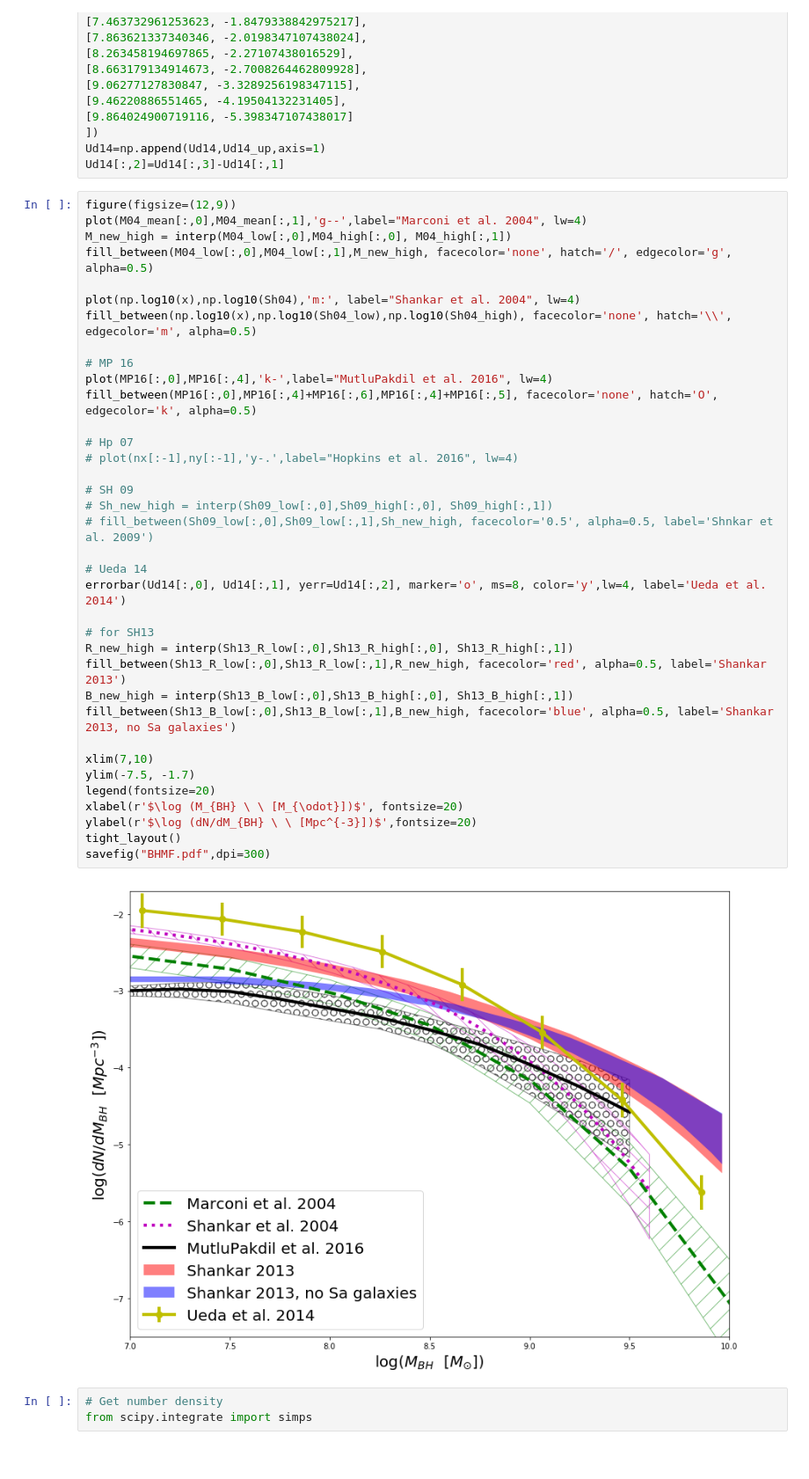
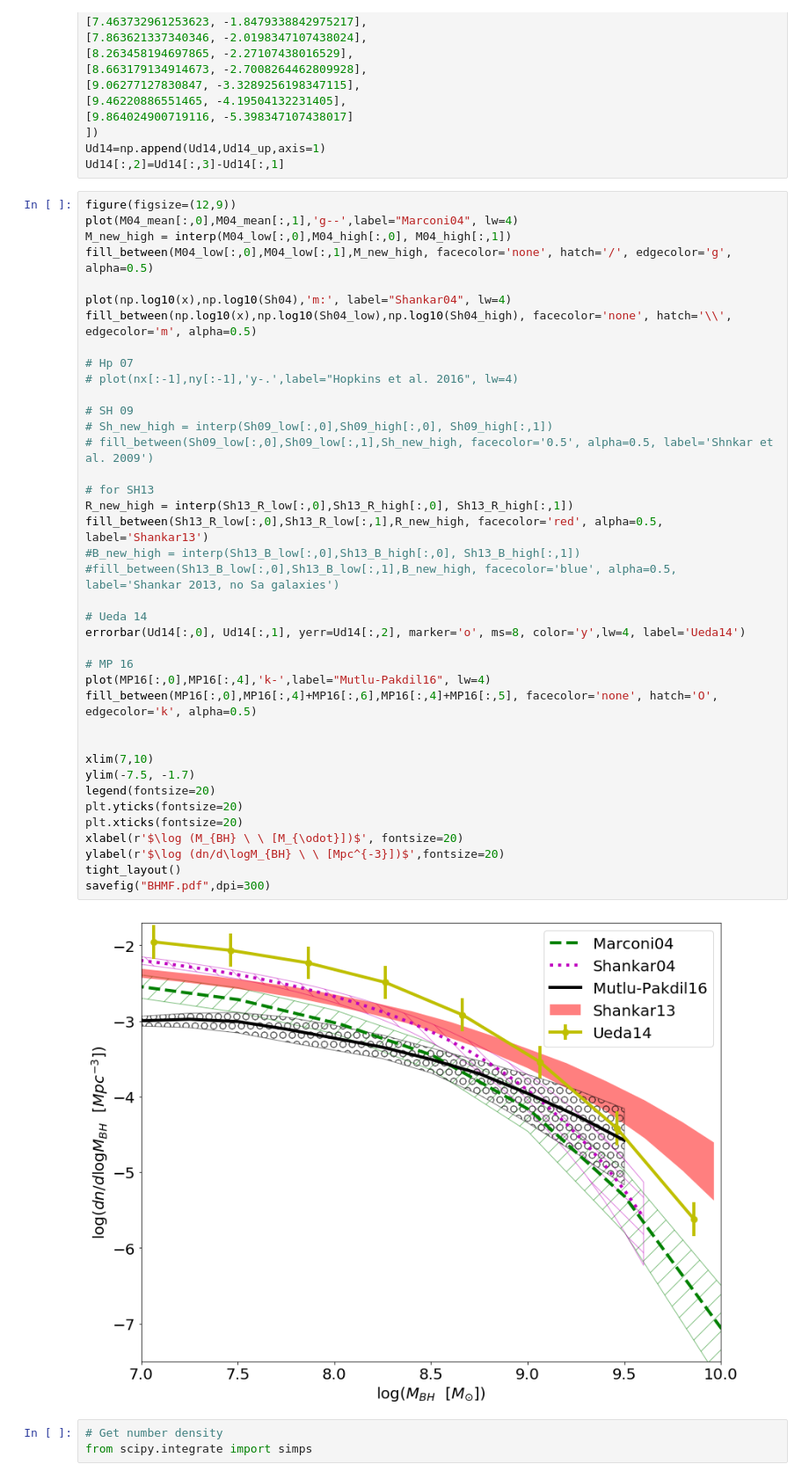
Before and after one commit to ZhuXJ1/PTA-GWB, a Jupyter notebook: BH-mass-function.ipynb, the cells around one changed output. Shown at 88% size. Saved outputs shown, nothing was run; the diff lists cells and outputs as text.

```diff
--- a/BH-mass-function.ipynb
+++ b/BH-mass-function.ipynb
@@ -409,42 +410,45 @@ Ud14=np.append(Ud14,Ud14_up,axis=1)
 Ud14[:,2]=Ud14[:,3]-Ud14[:,1]
 # %%
 figure(figsize=(12,9))
-plot(M04_mean[:,0],M04_mean[:,1],'g--',label="Marconi et al. 2004", lw=4)
+plot(M04_mean[:,0],M04_mean[:,1],'g--',label="Marconi04", lw=4)
 M_new_high = interp(M04_low[:,0],M04_high[:,0], M04_high[:,1])
 fill_between(M04_low[:,0],M04_low[:,1],M_new_high, facecolor='none', hatch='/', edgecolor='g', alpha=0.5)
 
-plot(np.log10(x),np.log10(Sh04),'m:', label="Shankar et al. 2004", lw=4)
+plot(np.log10(x),np.log10(Sh04),'m:', label="Shankar04", lw=4)
 fill_between(np.log10(x),np.log10(Sh04_low),np.log10(Sh04_high), facecolor='none', hatch='\\', edgecolor='m', alpha=0.5)
-
-# MP 16
-plot(MP16[:,0],MP16[:,4],'k-',label="MutluPakdil et al. 2016", lw=4)
-fill_between(MP16[:,0],MP16[:,4]+MP16[:,6],MP16[:,4]+MP16[:,5], facecolor='none', hatch='O', edgecolor='k', alpha=0.5)
 
 # Hp 07
 # plot(nx[:-1],ny[:-1],'y-.',label="Hopkins et al. 2016", lw=4)
 
 # SH 09
 # Sh_new_high = interp(Sh09_low[:,0],Sh09_high[:,0], Sh09_high[:,1])
 # fill_between(Sh09_low[:,0],Sh09_low[:,1],Sh_new_high, facecolor='0.5', alpha=0.5, label='Shnkar et al. 2009')
 
-# Ueda 14
-errorbar(Ud14[:,0], Ud14[:,1], yerr=Ud14[:,2], marker='o', ms=8, color='y',lw=4, label='Ueda et al. 2014')
-
 # for SH13
 R_new_high = interp(Sh13_R_low[:,0],Sh13_R_high[:,0], Sh13_R_high[:,1])
-fill_between(Sh13_R_low[:,0],Sh13_R_low[:,1],R_new_high, facecolor='red', alpha=0.5, label='Shankar 2013')
-B_new_high = interp(Sh13_B_low[:,0],Sh13_B_high[:,0], Sh13_B_high[:,1])
-fill_between(Sh13_B_low[:,0],Sh13_B_low[:,1],B_new_high, facecolor='blue', alpha=0.5, label='Shankar 2013, no Sa galaxies')
+fill_between(Sh13_R_low[:,0],Sh13_R_low[:,1],R_new_high, facecolor='red', alpha=0.5, label='Shankar13')
+#B_new_high = interp(Sh13_B_low[:,0],Sh13_B_high[:,0], Sh13_B_high[:,1])
+#fill_between(Sh13_B_low[:,0],Sh13_B_low[:,1],B_new_high, facecolor='blue', alpha=0.5, label='Shankar 2013, no Sa galaxies')
+
+# Ueda 14
+errorbar(Ud14[:,0], Ud14[:,1], yerr=Ud14[:,2], marker='o', ms=8, color='y',lw=4, label='Ueda14')
+
+# MP 16
+plot(MP16[:,0],MP16[:,4],'k-',label="Mutlu-Pakdil16", lw=4)
+fill_between(MP16[:,0],MP16[:,4]+MP16[:,6],MP16[:,4]+MP16[:,5], facecolor='none', hatch='O', edgecolor='k', alpha=0.5)
+
 
 xlim(7,10)
 ylim(-7.5, -1.7)
 legend(fontsize=20)
+plt.yticks(fontsize=20)
+plt.xticks(fontsize=20)
 xlabel(r'$\log (M_{BH} \ \ [M_{\odot}])$', fontsize=20)
-ylabel(r'$\log (dN/dM_{BH} \ \ [Mpc^{-3}])$',fontsize=20)
+ylabel(r'$\log (dn/d\logM_{BH} \ \ [Mpc^{-3}])$',fontsize=20)
 tight_layout()
 savefig("BHMF.pdf",dpi=300)
 # %% [output]
-[figure, old version]
+[figure, new version]
 # %%
 # Get number density
 from scipy.integrate import simps
```
Also changed, not shown: parts of 1 cell of this notebook.
